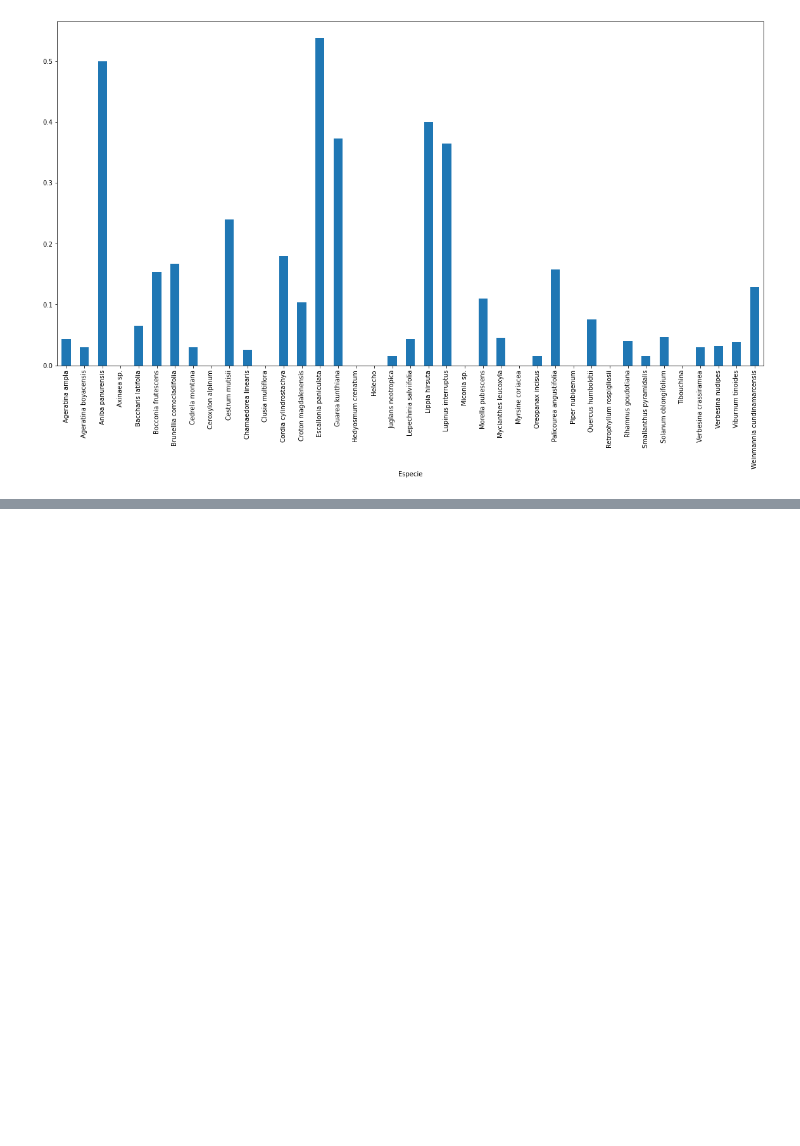
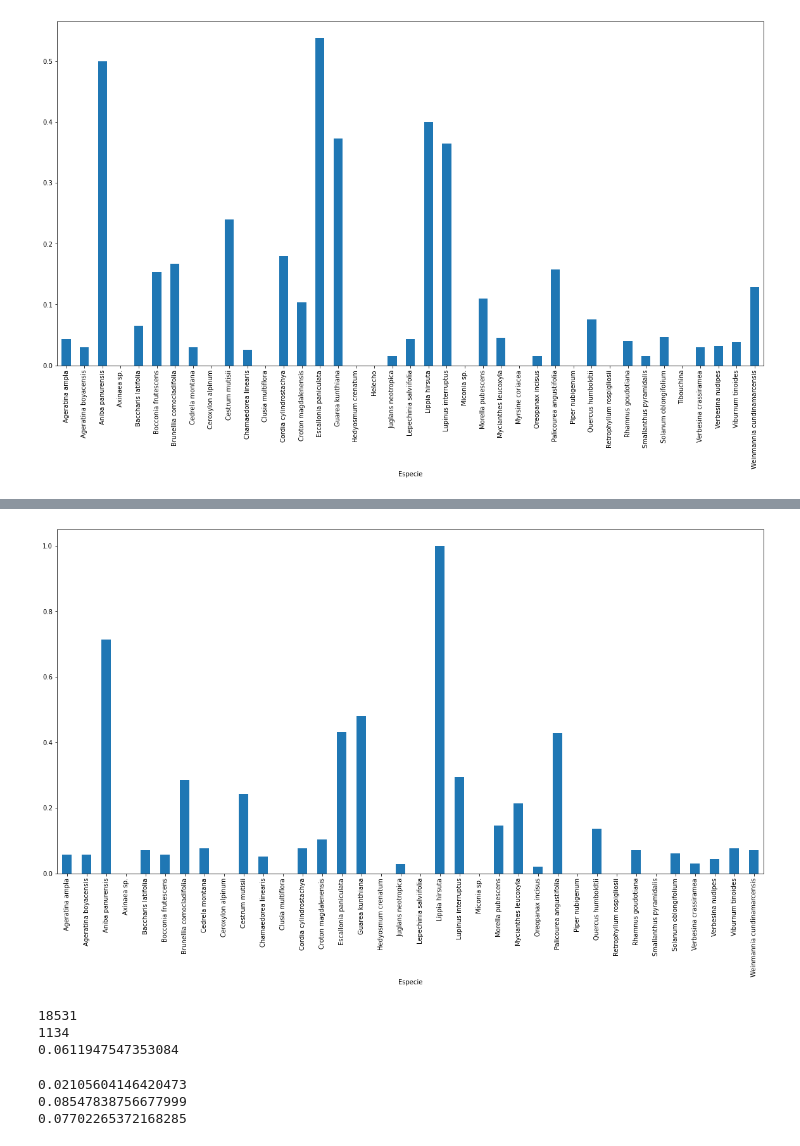
Before and after one commit to Slid61/Plant-Restoration-Data, a Jupyter notebook: Data Wrangling 1.ipynb, the cells around one changed output, grey strips where cells are left out. Saved outputs shown, nothing was run; the diff lists cells and outputs as text; code cells hidden in the pictures; blank space fills up the shorter version.

```diff
--- a/Data Wrangling 1.ipynb
+++ b/Data Wrangling 1.ipynb
@@ -231,0 +230,5 @@ t3=living[living['Even_mon']=='T3']
+# %%
+plt.figure(figsize=(20,10))
+dlratio3.plot(kind='bar');
+# %% [output]
+[figure, added]
@@ -231,0 +241,32 @@ t3=living[living['Even_mon']=='T3']
+# %%
+#What's the total mortality ratio for the whole thing?
+total_plants = df_SAPR.shape[0]
+df_total_dead = pd.concat([dead1, dead2, dead3])
+total_dead = df_total_dead.shape[0]
+total_dl_ratio = total_dead/total_plants
+
+print(total_plants)
+print(total_dead)
+print(total_dl_ratio)
+# %% [output]
+18531
+1134
+0.0611947547353084
+# %%
+#So it seems like the total mortality ratio is actually fine. What about for each time period?
+tp1 = t1.shape[0]
+tp2 = t2.shape[0]
+tp3 = t3.shape[0]
+td1 = dead1.shape[0]
+td2 = dead2.shape[0]
+td3 = dead3.shape[0]
+tr1 = td1/tp1
+tr2 = td2/tp2
+tr3 = td3/tp3
+print(tr1)
+print(tr2)
+print(tr3)
+# %% [output]
+0.02105604146420473
+0.08547838756677999
+0.07702265372168285
```
Also changed, not shown: parts of 32 cells of this notebook, 3 other files.
